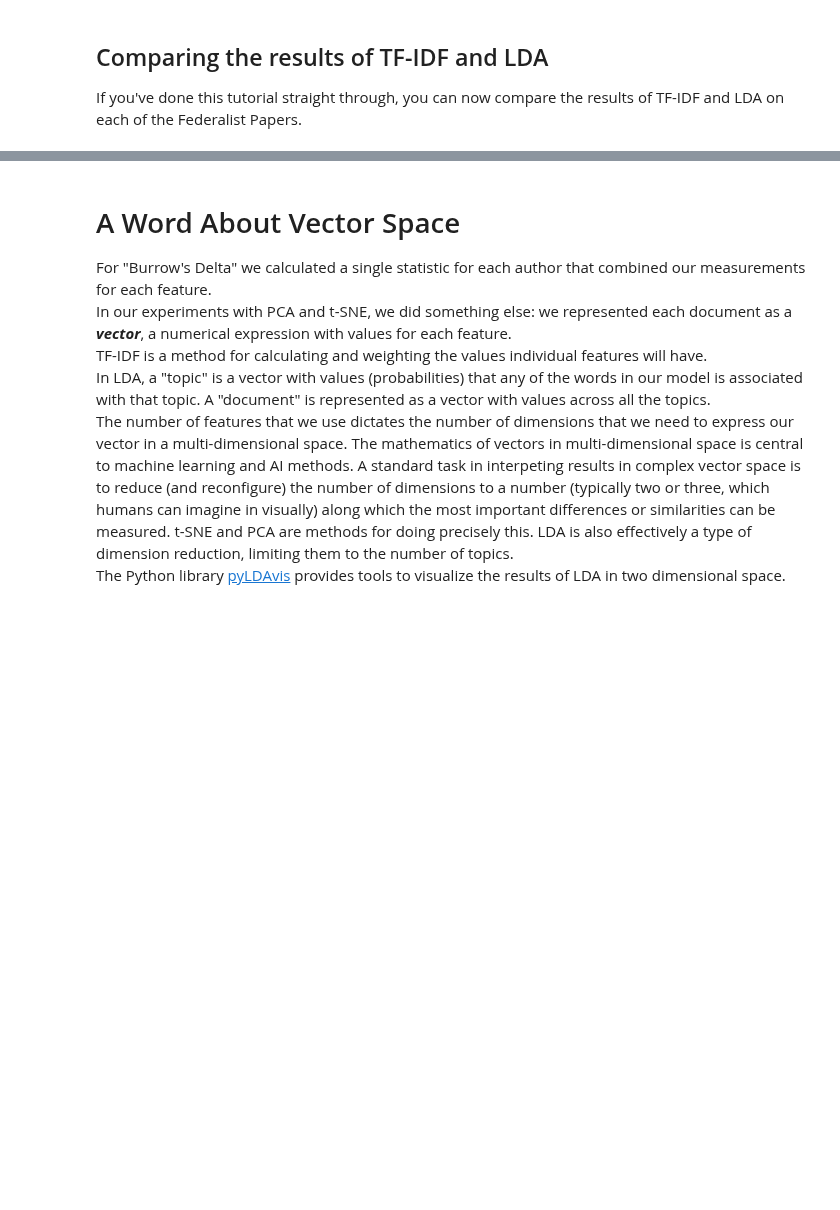
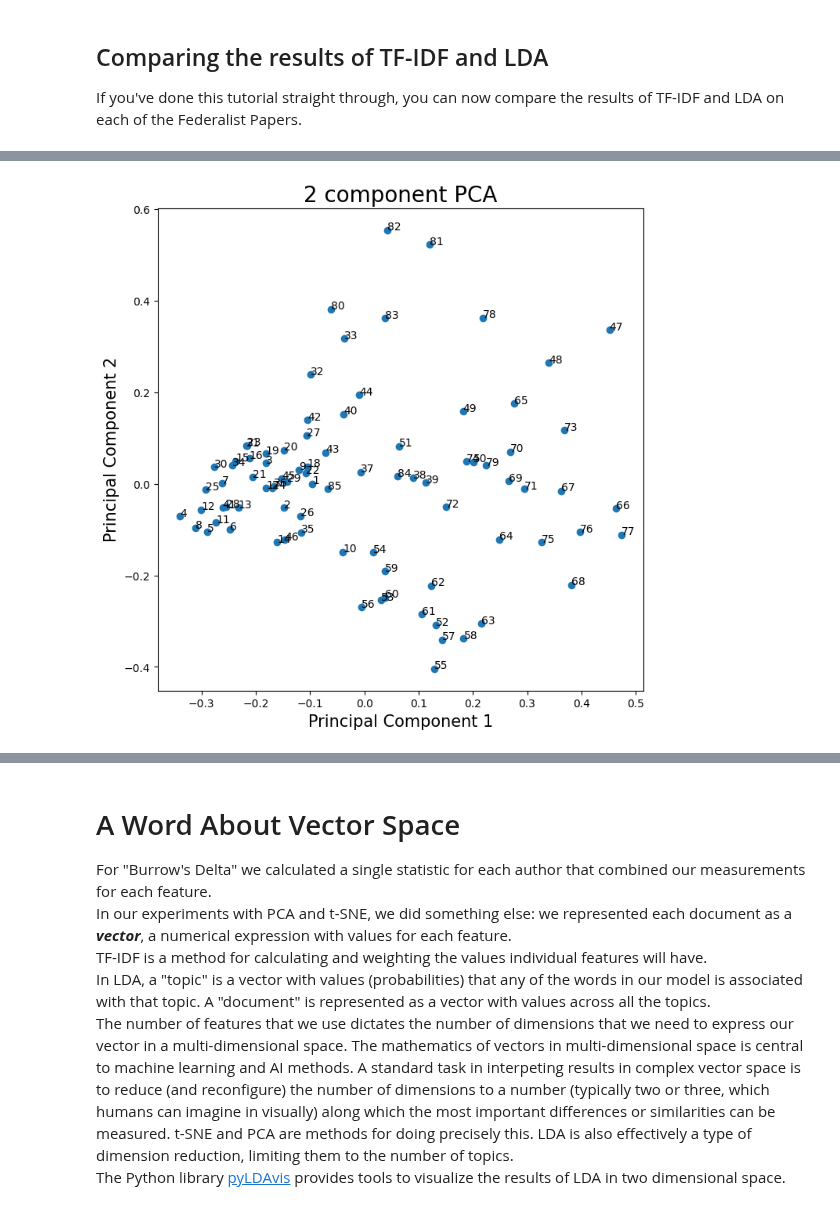
Before and after one commit to hlapin/DHTeaching, a Jupyter notebook: Getting_Started_With_Text_Mining_Stylometry,_TF_IDF,_Topic_Modelling.ipynb, the cells around one changed output, grey strips where cells are left out. Cells and saved outputs as stored; diff of their text form; code cells hidden in the pictures; blank space fills up the shorter version.

```diff
--- a/Getting_Started_With_Text_Mining_Stylometry,_TF_IDF,_Topic_Modelling.ipynb
+++ b/Getting_Started_With_Text_Mining_Stylometry,_TF_IDF,_Topic_Modelling.ipynb
@@ -808,4 +1072,5 @@ df
 If you've done this tutorial straight through, you can now compare the results of TF-IDF and LDA on each of the Federalist Papers.
 # %%
 # Comparing TFIDF results and LDA.
-dfPapers.join(df)[['num','title','tfidf_keywords','topic','lda_keywords']]
+dfPapers = dfPapers.join(df)[['num','title','tfidf_keywords','topic','lda_keywords']]
+dfPapers
@@ -811,0 +1095,24 @@ dfPapers.join(df)[['num','title','tfidf_keywords','topic','lda_keywords']]
+# %%
+# use the tf-idf data we calculated earler
+pca = PCA(n_components=2).fit_transform(dfTFIDF)
+
+import matplotlib.pyplot as plt
+x = [i[0] for i in pca]
+y = [i[1] for i in pca]
+n = dfPapers['num']
+
+
+fig = plt.figure(figsize = (8,8))
+ax = fig.add_subplot(1,1,1)
+ax.set_xlabel('Principal Component 1', fontsize = 15)
+ax.set_ylabel('Principal Component 2', fontsize = 15)
+ax.set_title('2 component PCA', fontsize = 20)
+ax.scatter(x,y)
+
+
+for i, txt in enumerate(n):
+    ax.annotate(txt, (x[i], y[i]))
+
+plt.show()
+# %% [output]
+[figure, added]
```
Also changed, not shown: parts of 38 cells of this notebook.
